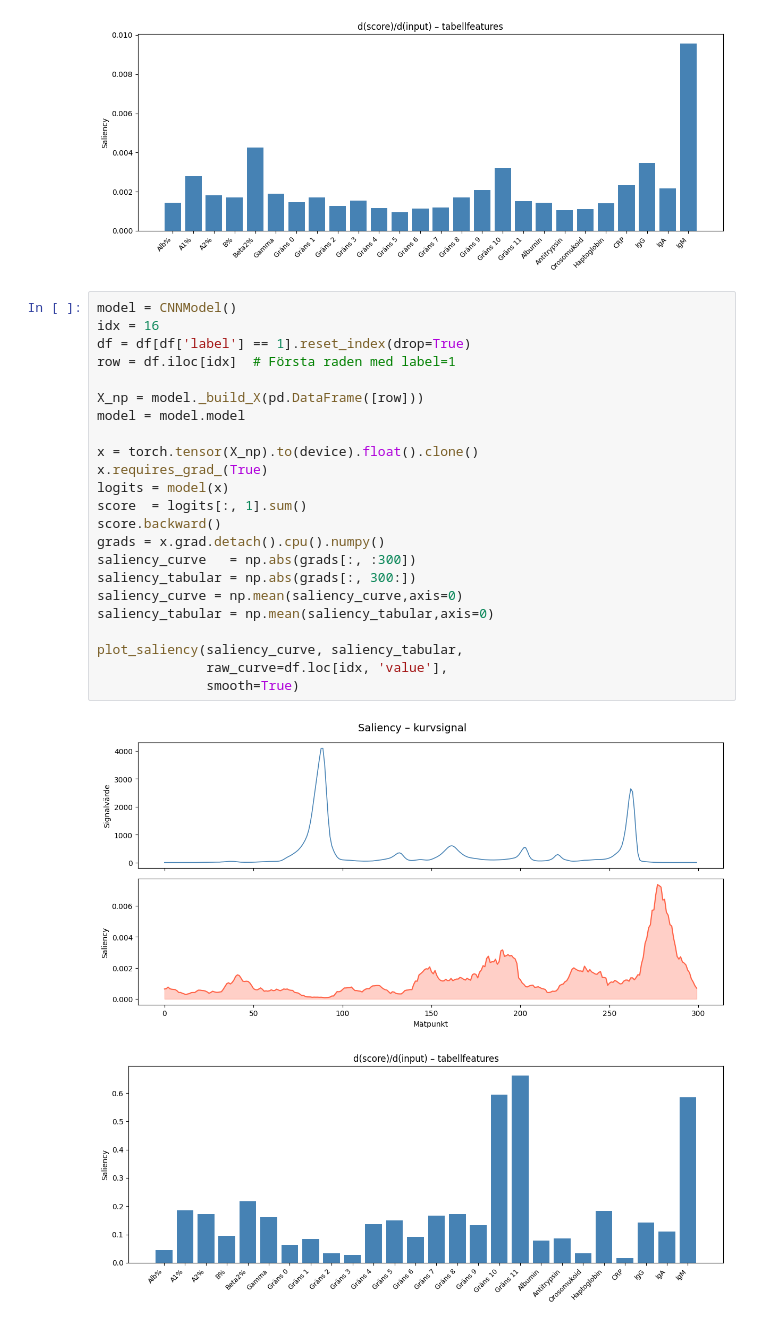
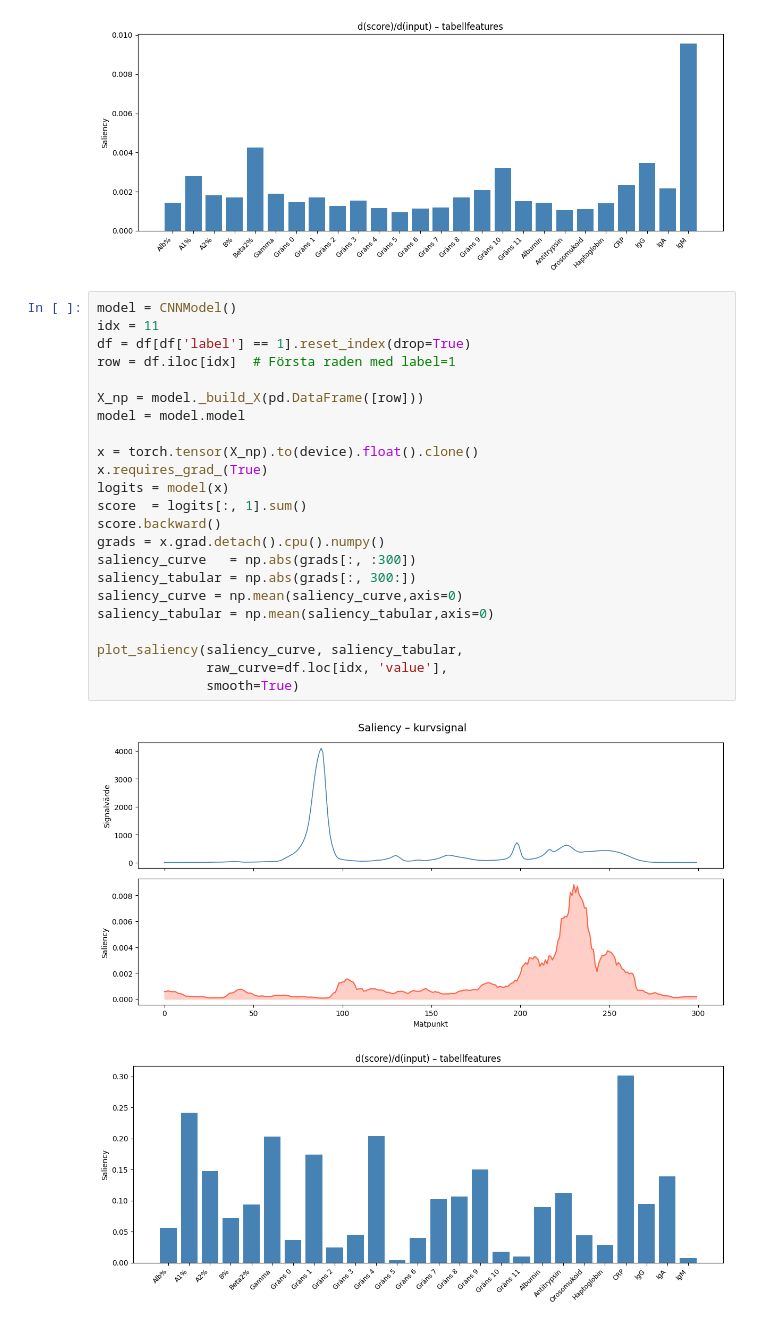
Before and after one commit to andreasjak/MSc26_Assar, a Jupyter notebook: evaluating_models/saliency-map.ipynb, the cells around one changed output. Saved outputs shown, nothing was run; the diff lists cells and outputs as text.

```diff
--- a/evaluating_models/saliency-map.ipynb
+++ b/evaluating_models/saliency-map.ipynb
@@ -144,27 +142,27 @@ plot_saliency(saliency_curve, saliency_tabular)
 [figure]
 # %%
 model = CNNModel()
-idx = 16
+idx = 11
 df = df[df['label'] == 1].reset_index(drop=True)
 row = df.iloc[idx]  # Första raden med label=1
 
 X_np = model._build_X(pd.DataFrame([row]))
 model = model.model
 
 x = torch.tensor(X_np).to(device).float().clone()
 x.requires_grad_(True)
 logits = model(x)
 score  = logits[:, 1].sum()
 score.backward()
 grads = x.grad.detach().cpu().numpy()
 saliency_curve   = np.abs(grads[:, :300])
 saliency_tabular = np.abs(grads[:, 300:])
 saliency_curve = np.mean(saliency_curve,axis=0)
 saliency_tabular = np.mean(saliency_tabular,axis=0)
 
 plot_saliency(saliency_curve, saliency_tabular,
               raw_curve=df.loc[idx, 'value'],
               smooth=True)
 # %% [output]
-[figure, old version]
+[figure, new version]
-[figure, old version]
+[figure, new version]
```
Also changed, not shown: parts of 1 cell of this notebook, 18 other files.
